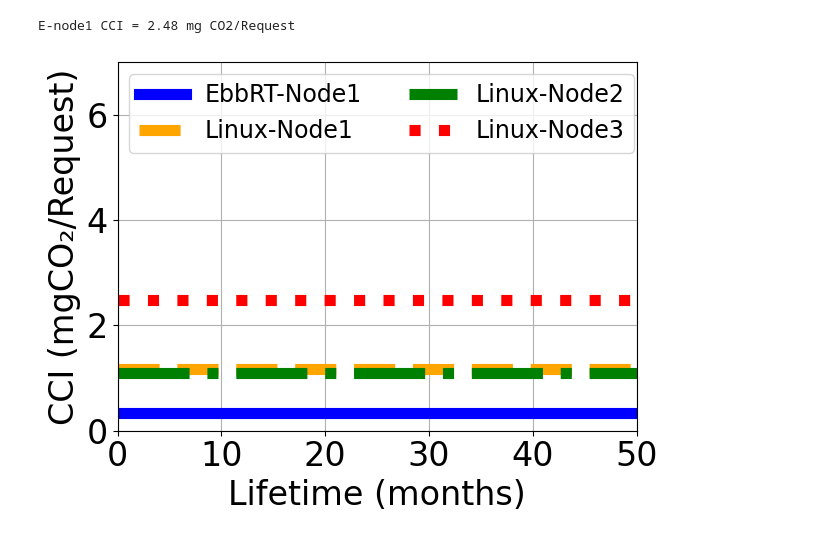
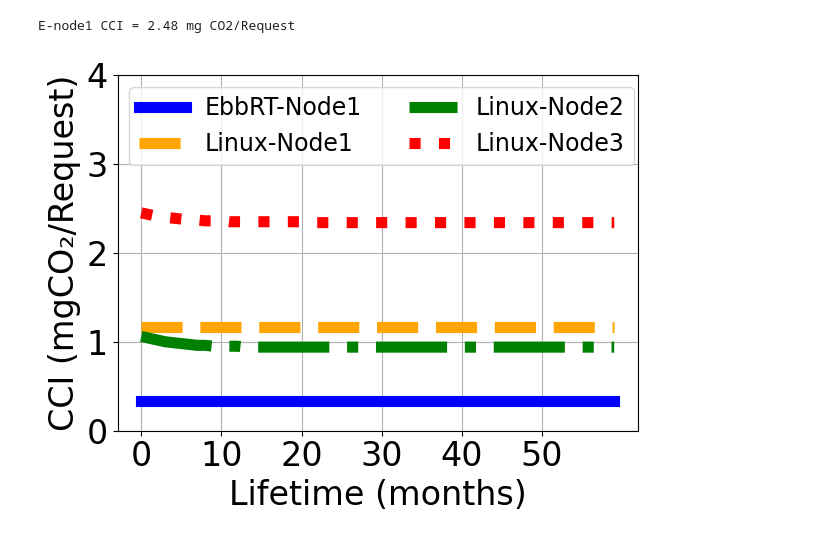
Before and after one commit to handong32/cloudlab, a Jupyter notebook: baremetal_ebbrt/hotcarbon_mcd.ipynb, the cells around one changed output. Drawn from its saved outputs; the diff is of its cells as text; code cells hidden in the pictures.

```diff
--- a/baremetal_ebbrt/hotcarbon_mcd.ipynb
+++ b/baremetal_ebbrt/hotcarbon_mcd.ipynb
@@ -613,22 +613,47 @@ E-node1 CCI = 2.48 mg CO2/Request
 # %%
 fs=24
 plt.rc('axes', labelsize=fs)    # fontsize of the x and y labels
 plt.rc('xtick', labelsize=fs)    # fontsize of the tick labels
 plt.rc('ytick', labelsize=fs)    # fontsize of the tick labels
 
-plt.axhline(y = 0.33, color='blue', linestyle = '-', linewidth=8, label='EbbRT-Node1')
-plt.axhline(y = 1.17, color='orange', linestyle = '--', linewidth=8, label='Linux-Node1')
-plt.axhline(y = 1.09, color='green', linestyle = '-.', linewidth=8, label='Linux-Node2')
-plt.axhline(y = 2.48, color='red', linestyle = ':', linewidth=8, label='Linux-Node3')
+#plt.axhline(y = 0.33, color='blue', linestyle = '-', linewidth=8, label='EbbRT-Node1')
+#plt.axhline(y = 1.17, color='orange', linestyle = '--', linewidth=8, label='Linux-Node1')
+plt.plot(np.arange(0, 60), np.full(60, 0.33), color='blue', ls='-', linewidth=8, label='EbbRT-Node1')
+plt.plot(np.arange(0, 60), np.full(60, 1.17), color='orange', ls='--', linewidth=8, label='Linux-Node1')
 
+arry=[]
+CM = 152900
+for i in range(0, 60):
+    CM = CM - (CM/5)
+    CI = 277300/998280000.0 # mg CO2/J
+    CC = CI * 115.41
+    CN = CI * (1250000000) * 2.7
+    ops = 1000000
+    CCI = (CM/ops) + ((CC+CN)/ops)
+    arry.append(round(CCI, 2))
+plt.plot(np.arange(0, len(arry)), arry, color='green', ls='-.', linewidth=8, label='Linux-Node2')
+
+#plt.axhline(y = 1.09, color='green', linestyle = '-.', linewidth=8, label='Linux-Node2')
+#plt.axhline(y = 2.48, color='red', linestyle = ':', linewidth=8, label='Linux-Node3')
+
+arry=[]
+CM = 221900
+for i in range(0, 60):
+    CM = CM - (CM/5)
+    CI = 277300/998280000.0 # mg CO2/J
+    CC = CI * 236.80
+    CN = CI * (5000000000) * 2.7
+    ops = 1600000
+    arry.append(round((CM + (CC+CN))/ops, 2))
+plt.plot(np.arange(0, len(arry)), arry, color='red', ls=':', linewidth=8, label='Linux-Node3')
 
 plt.xlabel("Lifetime (months)", fontsize=fs)
 plt.ylabel("CCI (mgCO\u2082/Request)",  fontsize=fs)
 plt.xticks(np.arange(0, 60, step=10))
 plt.grid()
 plt.legend(ncol=2, fontsize=17, loc="upper left")
-plt.ylim(bottom=0, top=7)
+plt.ylim(bottom=0, top=4)
 plt.tight_layout()
 plt.savefig("mcd_cci.pdf")
 # %% [output]
-[figure, old version]
+[figure, new version]
```
Also changed, not shown: 1 other file.
